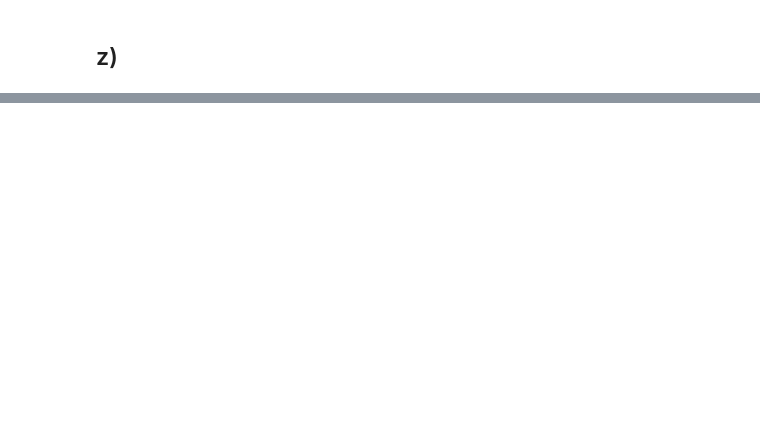
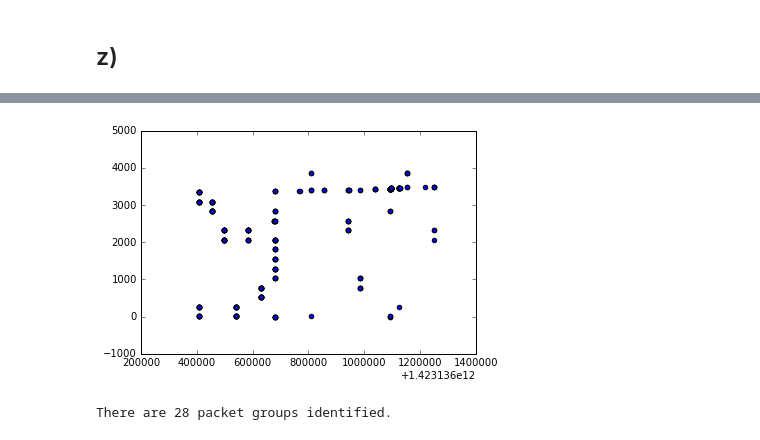
Before and after one commit to barisdemirdelen/bigdata, a Jupyter notebook: assignment.ipynb, the cells around one changed output, grey strips where cells are left out. Cells and saved outputs as stored; diff of their text form; code cells hidden in the pictures; blank space fills up the shorter version.

```diff
--- a/assignment.ipynb
+++ b/assignment.ipynb
@@ -564,0 +569,44 @@ The standard deviation doubles.
+# %%
+import pandas as pd
+from collections import defaultdict
+
+min_router_count = 4
+routers = {"Lima": (5.82, 5.48, 3.0), "Mike": (11.33, 9.43, 3.0), "Kilo": (12.39, 6.77, 3.0),
+           "Oscar": (2.48, 7.36, 3.0), "Alpha": (8.53, 2.16, 3.0), "India": (5.82, 5.48, 3.0),
+           "November": (8.34, 4.13, 3.0), "Hotel": (5.43, 4.71, 3.0), "Romeo": (10.99, 5.94, 3.0),
+           "Quebec": (6.82, 9.78, 3.0), "Papa": (9.9, 10.39, 3.0)}
+device_height = 1.0
+
+dataset = pd.read_csv("UvA-wifitracking-exercise-prepped-data.csv")
+dataset = pd.DataFrame.sort_values(dataset, "measurementTimestamp")
+# print(dataset["measurementTimestamp"])
+plt.clf()
+plt.scatter(dataset["measurementTimestamp"], dataset["seqNr"])
+plt.show()
+
+time_groups = defaultdict(list)
+packet_groups = {}
+for new_packet in dataset.iterrows():
+    new_packet = new_packet[1]
+    time_groups[new_packet["seqNr"]].append(new_packet["measurementTimestamp"])
+    for packets in packet_groups.values():
+        existing_packet = packets[-1]
+        if new_packet["seqNr"] == existing_packet["seqNr"] and new_packet["typeNr"] == existing_packet["typeNr"] and \
+                        new_packet["subTypeNr"] == existing_packet["subTypeNr"] and existing_packet[
+            "retryFlag"] == 0 and abs(
+                    new_packet["measurementTimestamp"] - existing_packet["measurementTimestamp"]) < 500:
+            packets.append(new_packet)
+            break
+    else:
+        packet_groups[new_packet["measurementTimestamp"]] = [new_packet]
+
+new_packet_groups = {}
+for packet_time in packet_groups.keys():
+    packets = packet_groups[packet_time]
+    if len(packets) >= min_router_count:
+        new_packet_groups[packet_time] = packet_groups[packet_time]
+packet_groups = new_packet_groups
+print("There are %d packet groups identified." % len(packet_groups))
+# %% [output]
+[figure, added]
+There are 28 packet groups identified.
```
Also changed, not shown: parts of 16 cells of this notebook, 1 other file.
